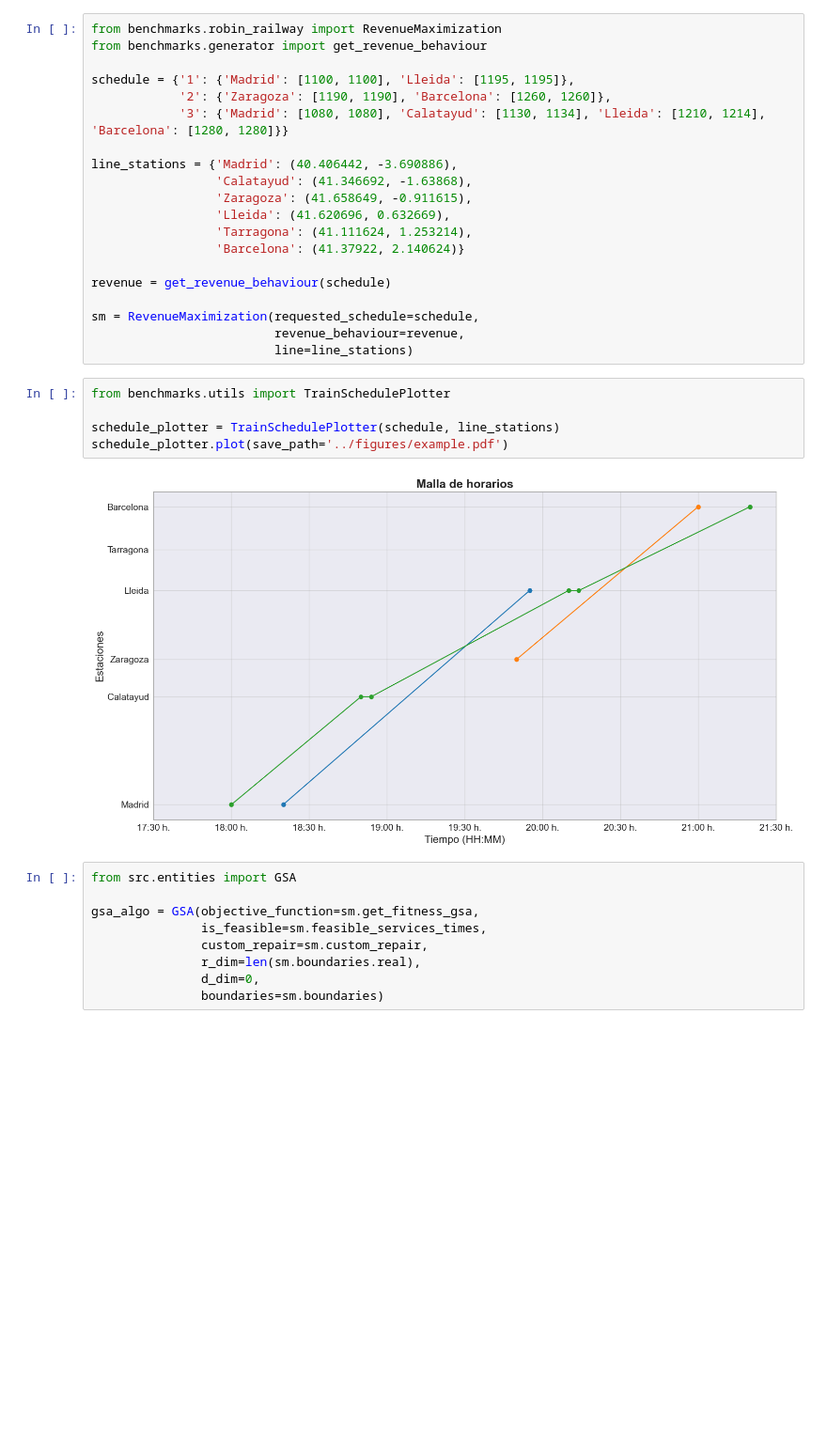
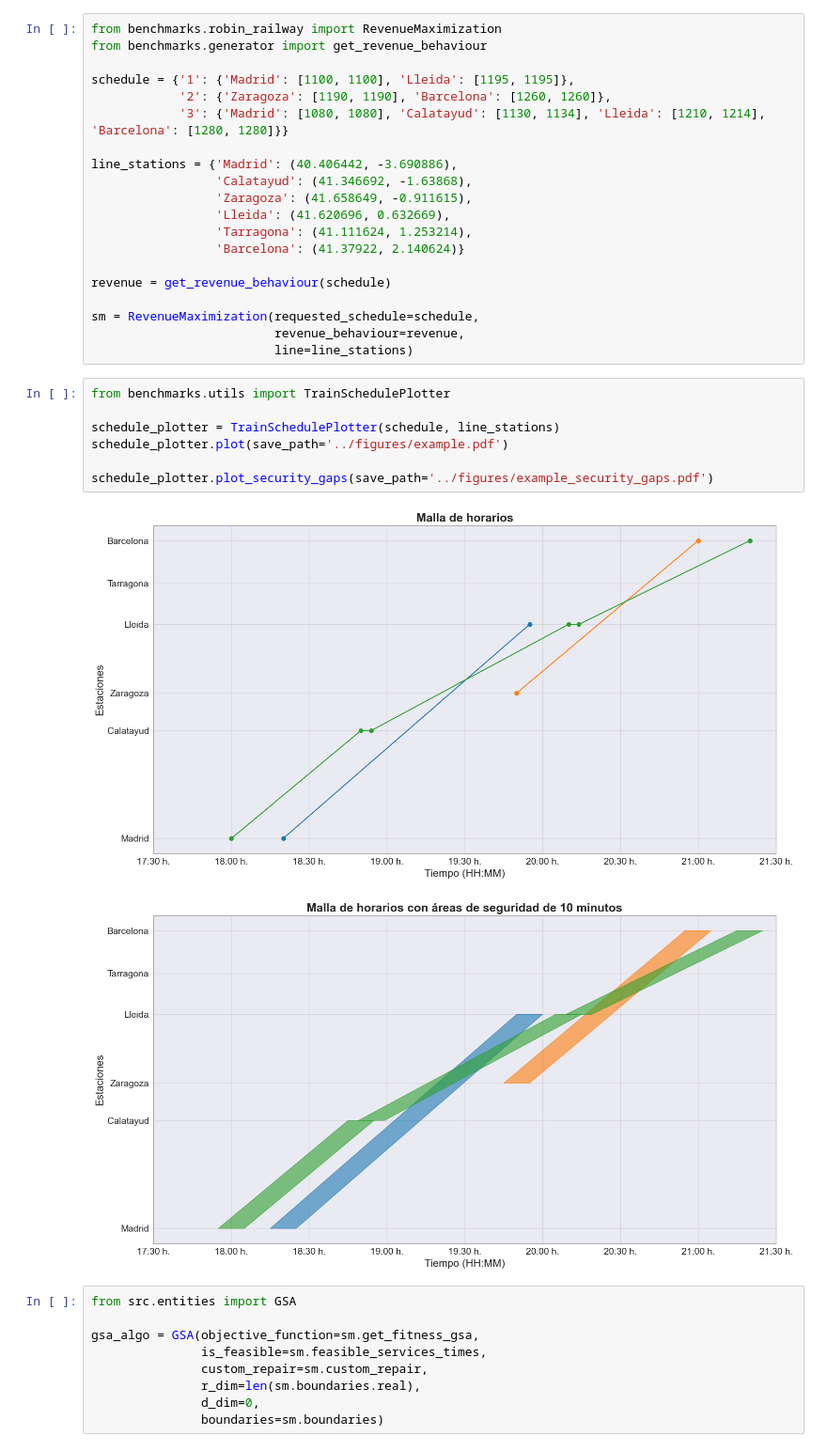
Before and after one commit to DavidMunozValero/GSA_M, a Jupyter notebook: notebooks/13.0-robin_generator_revenue.ipynb, the cells around one changed output. Shown at 94% size. Saved outputs shown, nothing was run; the diff lists cells and outputs as text; blank space fills up the shorter version.

Commit message:
safety gaps plot

```diff
--- a/notebooks/13.0-robin_generator_revenue.ipynb
+++ b/notebooks/13.0-robin_generator_revenue.ipynb
@@ -32,10 +32,13 @@ sm = RevenueMaximization(requested_schedule=schedule,
 # %%
 from benchmarks.utils import TrainSchedulePlotter
 
 schedule_plotter = TrainSchedulePlotter(schedule, line_stations)
 schedule_plotter.plot(save_path='../figures/example.pdf')
+
+schedule_plotter.plot_security_gaps(save_path='../figures/example_security_gaps.pdf')
 # %% [output]
 [figure]
+[figure, added]
 # %%
 from src.entities import GSA
 
```
